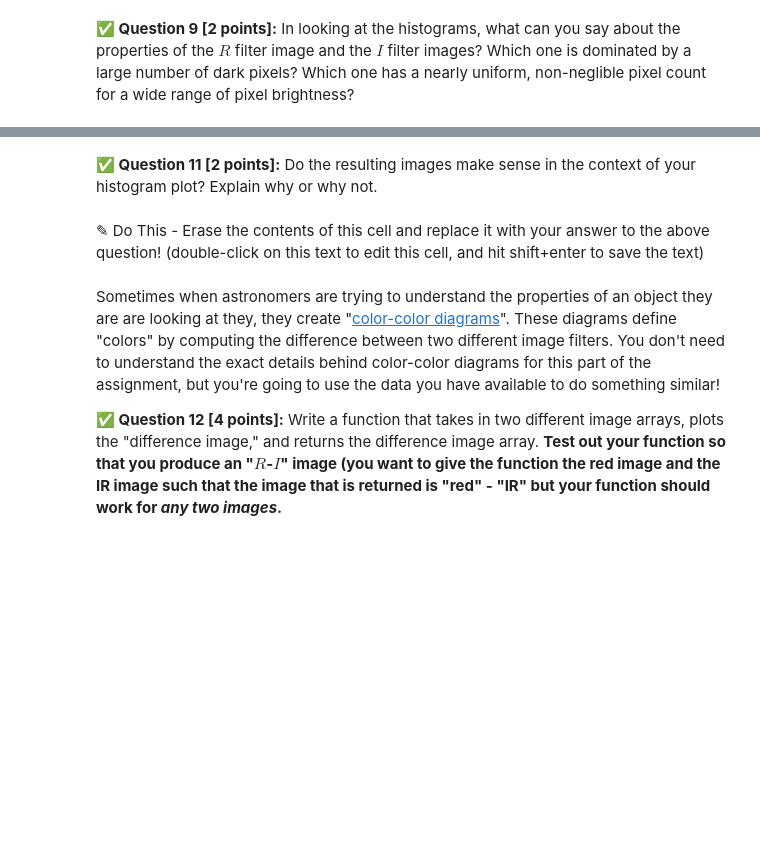
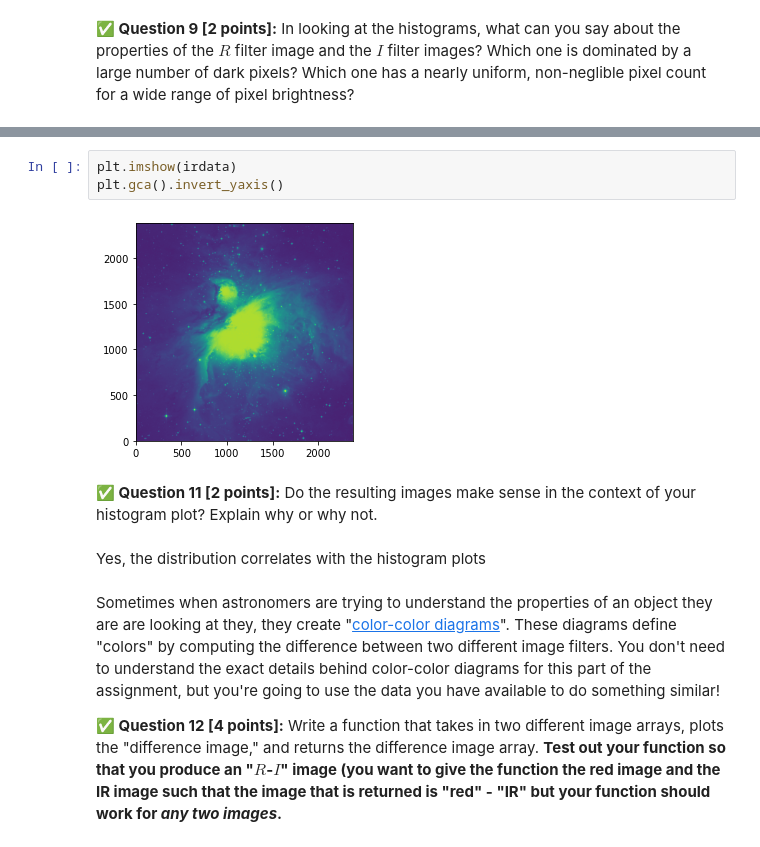
Before and after one commit to jackgarrison/cmse202-s21-turnin, a Jupyter notebook: hw-01/HW-01_GitPracticeDebuggingAndPythonPackages-STUDENT.ipynb, the cells around one changed output, grey strips where cells are left out. Cells and saved outputs as stored; diff of their text form; blank space fills up the shorter version.

```diff
--- a/hw-01/HW-01_GitPracticeDebuggingAndPythonPackages-STUDENT.ipynb
+++ b/hw-01/HW-01_GitPracticeDebuggingAndPythonPackages-STUDENT.ipynb
@@ -260,7 +285,12 @@ Now that you have a bit of understanding about the the properties of the images
+# %%
+plt.imshow(irdata)
+plt.gca().invert_yaxis()
+# %% [output]
+[figure, added]
 # %% [markdown]
 **&#9989; Question 11 [2 points]:** Do the resulting images make sense in the context of your histogram plot? Explain why or why not.
-# %% [markdown]
-<font size=+3>&#9998;</font> Do This - Erase the contents of this cell and replace it with your answer to the above question!  (double-click on this text to edit this cell, and hit shift+enter to save the text)
+# %% [markdown]
+Yes, the distribution correlates with the histogram plots
 # %% [markdown]
 Sometimes when astronomers are trying to understand the properties of an object they are are looking at they, they create "[color-color diagrams](https://en.wikipedia.org/wiki/Color%E2%80%93color_diagram)". These diagrams define "colors" by computing the difference between two different image filters. You don't need to understand the exact details behind color-color diagrams for this part of the assignment, but you're going to use the data you have available to do something similar!
 
```
Also changed, not shown: parts of 10 cells of this notebook.
